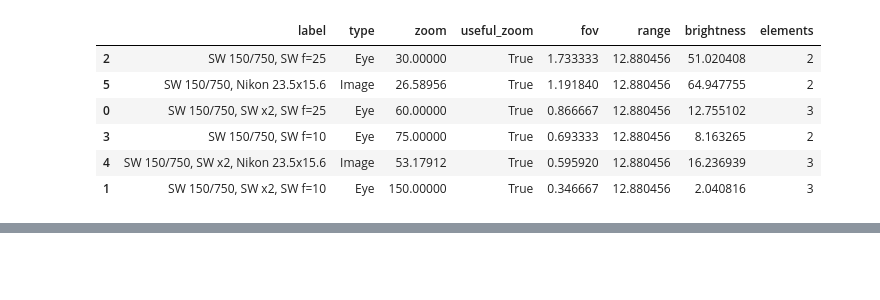
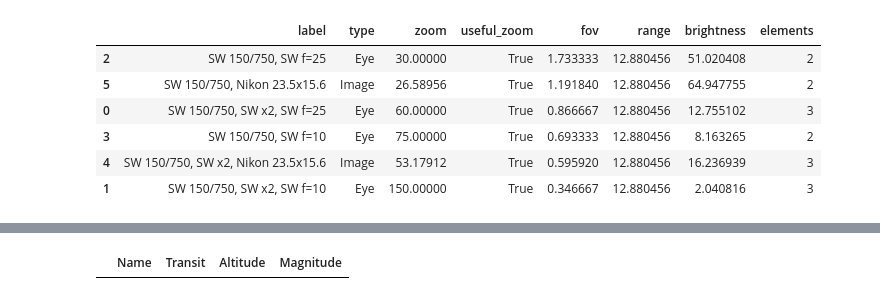
Before and after one commit to pozar87/apts, a Jupyter notebook: Test.ipynb, the cells around one changed output, grey strips where cells are left out. Saved outputs shown, nothing was run; the diff lists cells and outputs as text; code cells hidden in the pictures; blank space fills up the shorter version.

Commit message:
Refactor
* Extracted common code form messier and planets class
* Add planets magnitude

```diff
--- a/Test.ipynb
+++ b/Test.ipynb
@@ -90,3 +90,7 @@ iss = ephem.readtle('ISS',
 #    iss.compute(o.place)
 #    print('iss: altitude %4.1f deg, azimuth %5.1f deg' % (np.degrees(iss.alt), np.degrees(iss.az)))
 #    time.sleep(1.0)
+# %%
+o.get_visible_planets()
+# %% [output]
+|  | Name | Transit | Altitude | Magnitude |
```
Also changed, not shown: parts of 4 cells of this notebook, 5 other files.
